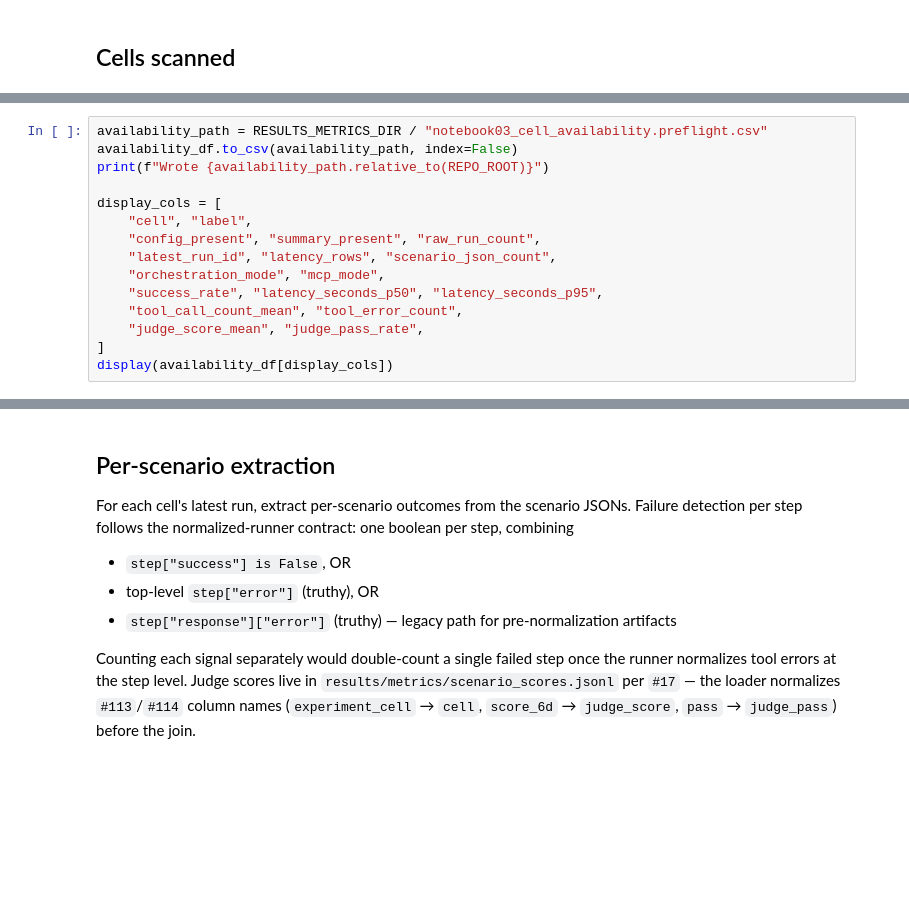
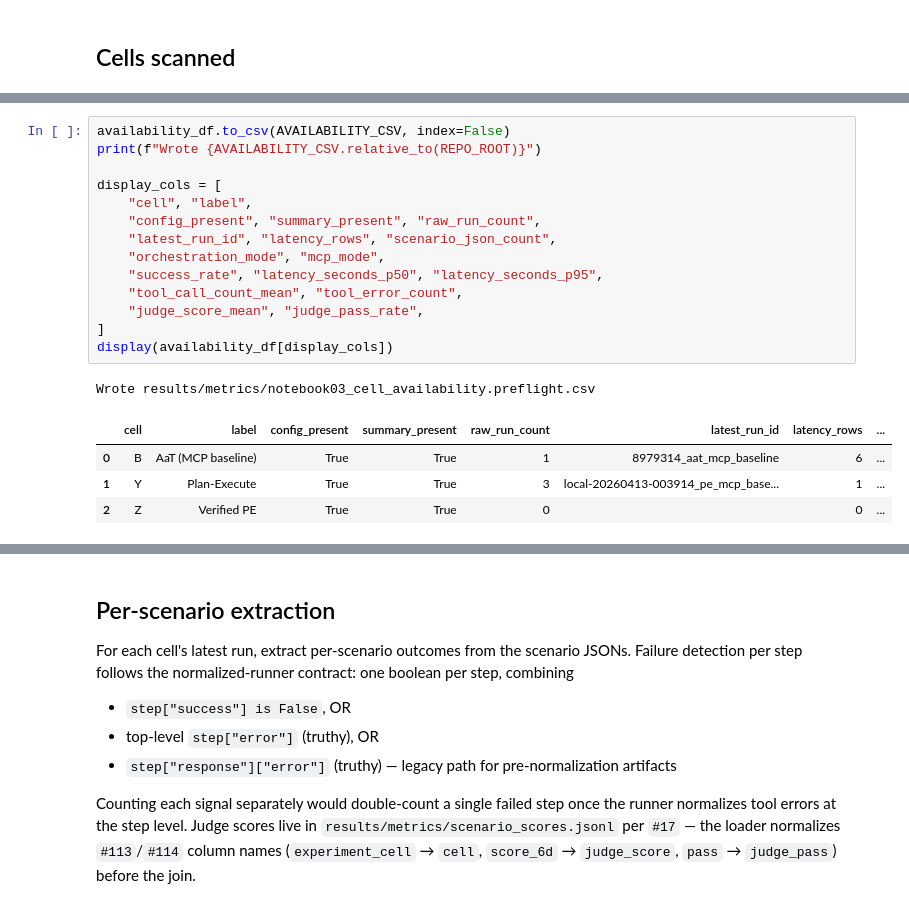
Before and after one commit to HPML6998-S26-Team13/hpml-assetopsbench-smart-grid-mcp, a Jupyter notebook: notebooks/03_orchestration_comparison.ipynb, the cells around one changed output, grey strips where cells are left out. Saved outputs shown, nothing was run; the diff lists cells and outputs as text; blank space fills up the shorter version.

```diff
--- a/notebooks/03_orchestration_comparison.ipynb
+++ b/notebooks/03_orchestration_comparison.ipynb
@@ -180,18 +276,23 @@ availability_df
 # %%
-availability_path = RESULTS_METRICS_DIR / "notebook03_cell_availability.preflight.csv"
-availability_df.to_csv(availability_path, index=False)
-print(f"Wrote {availability_path.relative_to(REPO_ROOT)}")
+availability_df.to_csv(AVAILABILITY_CSV, index=False)
+print(f"Wrote {AVAILABILITY_CSV.relative_to(REPO_ROOT)}")
 
 display_cols = [
     "cell", "label",
     "config_present", "summary_present", "raw_run_count",
     "latest_run_id", "latency_rows", "scenario_json_count",
     "orchestration_mode", "mcp_mode",
     "success_rate", "latency_seconds_p50", "latency_seconds_p95",
     "tool_call_count_mean", "tool_error_count",
     "judge_score_mean", "judge_pass_rate",
 ]
 display(availability_df[display_cols])
+# %% [output]
+Wrote results/metrics/notebook03_cell_availability.preflight.csv
+|  | cell | label | config_present | summary_present | raw_run_count | latest_run_id | latency_rows | ... |
+| 0 | B | AaT (MCP baseline) | True | True | 1 | 8979314_aat_mcp_baseline | 6 | ... |
+| 1 | Y | Plan-Execute | True | True | 3 | local-20260413-003914_pe_mcp_base... | 1 | ... |
+| 2 | Z | Verified PE | True | True | 0 |  | 0 | ... |
 # %% [markdown]
 ## Readiness gate
 
```
Also changed, not shown: parts of 14 cells of this notebook, 14 other files.
